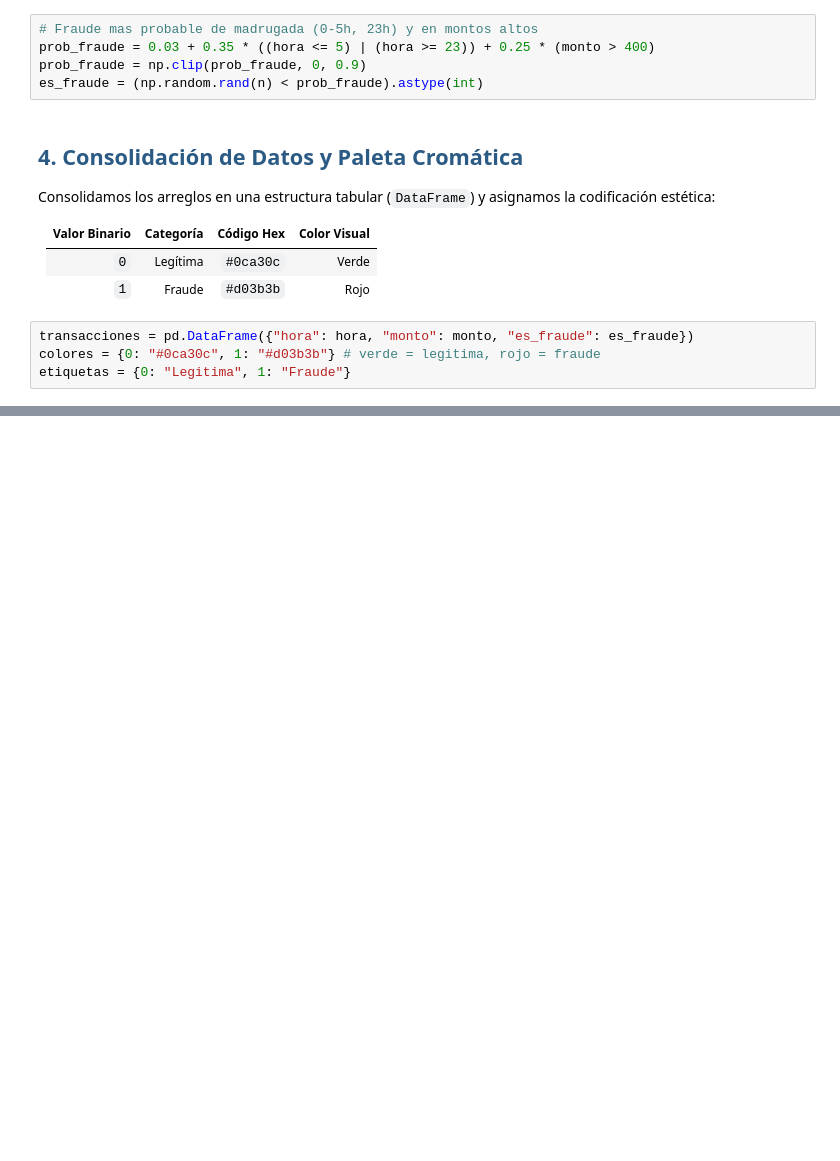
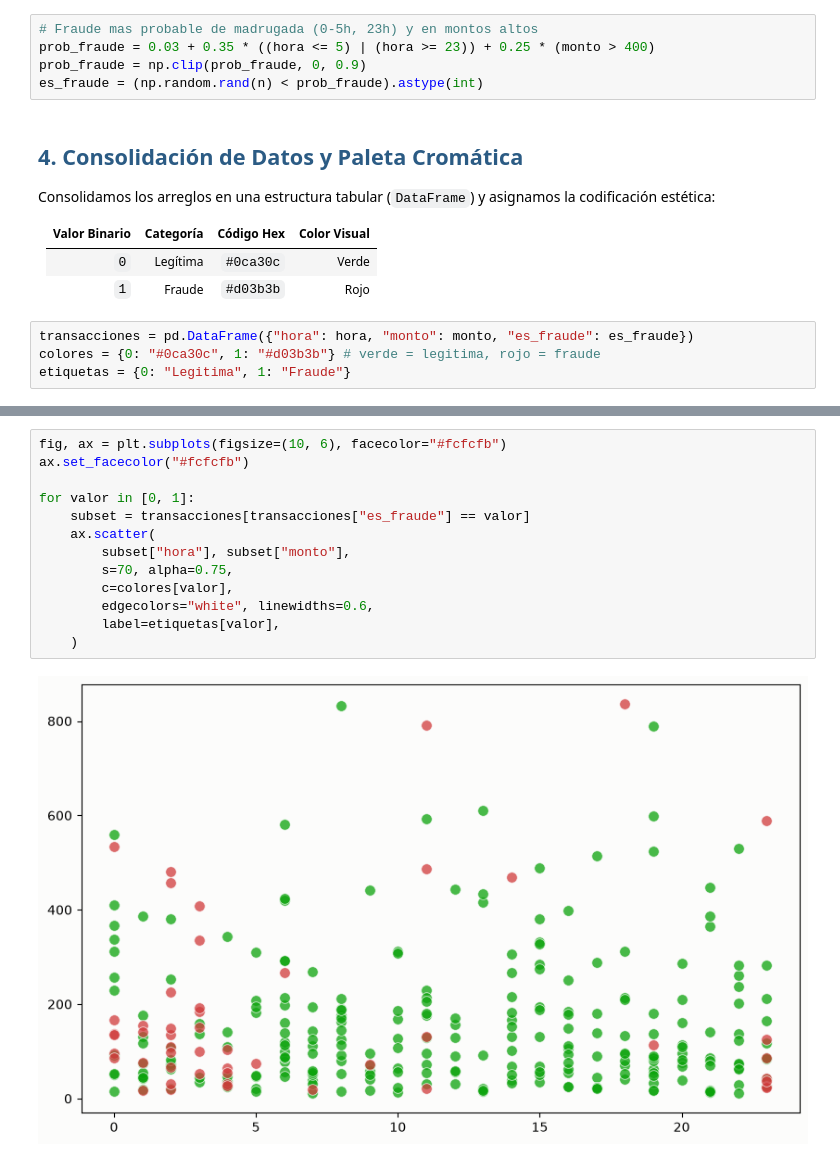
Before and after one commit to Jhorch-Carpio29/IS484-lA001-Lunes, a Jupyter notebook: IS484_Lab01_Carpio.ipynb, the cells around one changed output, grey strips where cells are left out. Saved outputs shown, nothing was run; the diff lists cells and outputs as text; blank space fills up the shorter version.

```diff
--- a/IS484_Lab01_Carpio.ipynb
+++ b/IS484_Lab01_Carpio.ipynb
@@ -70,0 +79,15 @@ etiquetas = {0: "Legitima", 1: "Fraude"}
+# %%
+fig, ax = plt.subplots(figsize=(10, 6), facecolor="#fcfcfb")
+ax.set_facecolor("#fcfcfb")
+
+for valor in [0, 1]:
+    subset = transacciones[transacciones["es_fraude"] == valor]
+    ax.scatter(
+        subset["hora"], subset["monto"],
+        s=70, alpha=0.75,
+        c=colores[valor],
+        edgecolors="white", linewidths=0.6,
+        label=etiquetas[valor],
+    )
+# %% [output]
+[figure, added]
```
Also changed, not shown: parts of 1 cell of this notebook.
